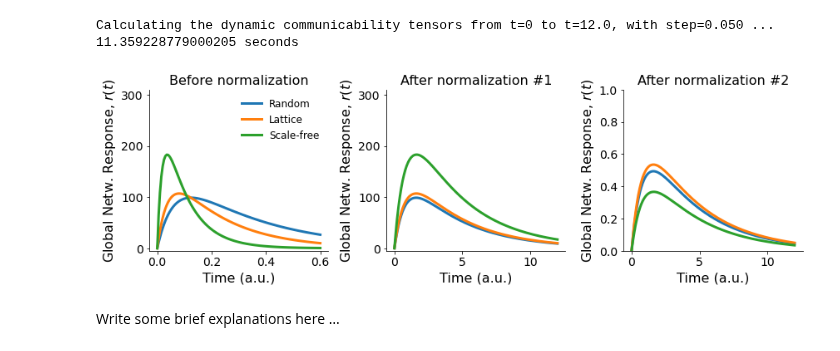
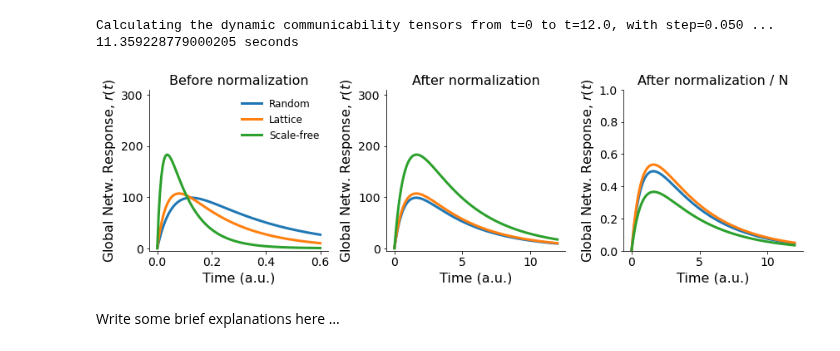
Before and after one commit to mb-BCA/SiReNetA_Tutorials, a Jupyter notebook: Notebooks_Tutorials/4.2_UseCase_CompareNets_Part2.ipynb, the cells around one changed output. Cells and saved outputs as stored; diff of their text form; code cells hidden in the pictures.

```diff
--- a/Notebooks_Tutorials/4.2_UseCase_CompareNets_Part2.ipynb
+++ b/Notebooks_Tutorials/4.2_UseCase_CompareNets_Part2.ipynb
@@ -284,38 +291,38 @@ plt.legend(frameon=False, fontsize=12)
 # AFTER normalization
 ax2 = plt.subplot(1,3,2)
 ax2.spines[['top','right']].set_visible(False)
-plt.title( 'After normalization #1', fontsize=16 )
+plt.title( 'After normalization', fontsize=16 )
 
 plt.plot(ntpoints, nglobalresp1, lw=3, c=cols[0], label='Random')
 plt.plot(ntpoints, nglobalresp2, lw=3, c=cols[1], label='Lattice')
 plt.plot(ntpoints, nglobalresp3, lw=3, c=cols[2], label='Scale-free')
 
 plt.ylim(-5,310)
 plt.tick_params( labelsize=14 )
 plt.xlabel('Time (a.u.)', fontsize=16)
 plt.ylabel('Global Netw. Response, $r(t)$', fontsize=16)
 #plt.legend(frameon=False, fontsize=12)
 
 
 # AFTER normalization
 ax3 = plt.subplot(1,3,3)
 ax3.spines[['top','right']].set_visible(False)
-plt.title( 'After normalization #2', fontsize=16 )
+plt.title( 'After normalization / N', fontsize=16 )
 
 plt.plot(ntpoints, nglobalresp1 / N1, lw=3, c=cols[0], label='Random')
 plt.plot(ntpoints, nglobalresp2 / N1, lw=3, c=cols[1], label='Lattice')
 plt.plot(ntpoints, nglobalresp3 / N2, lw=3, c=cols[2], label='Scale-free')
 
 plt.ylim(0,1)
 plt.tick_params( labelsize=14 )
 plt.xlabel('Time (a.u.)', fontsize=16)
 plt.ylabel('Global Netw. Response, $r(t)$', fontsize=16)
 #plt.legend(frameon=False, fontsize=12)
 
 
 plt.tight_layout()
 # %% [output]
-[figure, old version]
+[figure, new version]
 # %% [markdown]
 Write some brief explanations here …
 # %%
```
Also changed, not shown: parts of 6 cells of this notebook.
